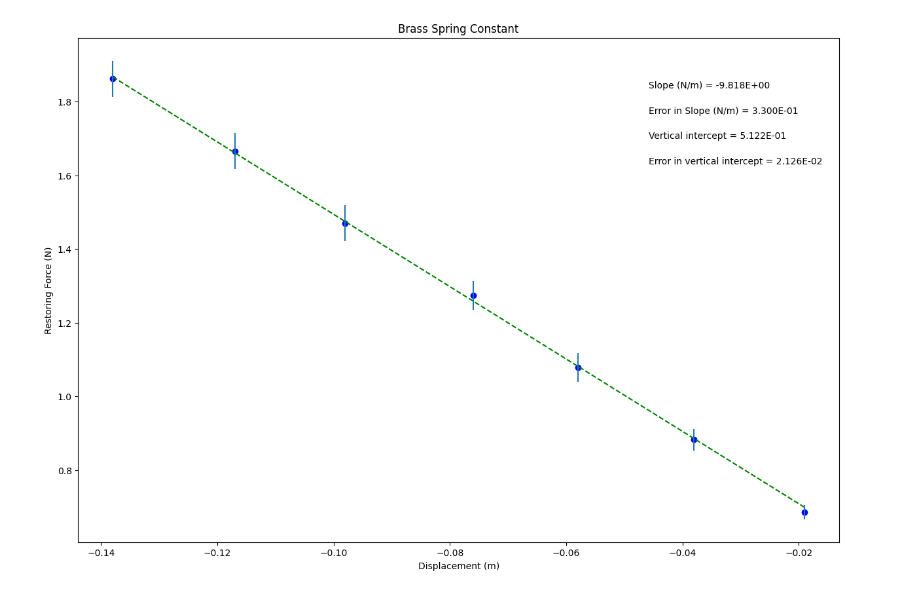
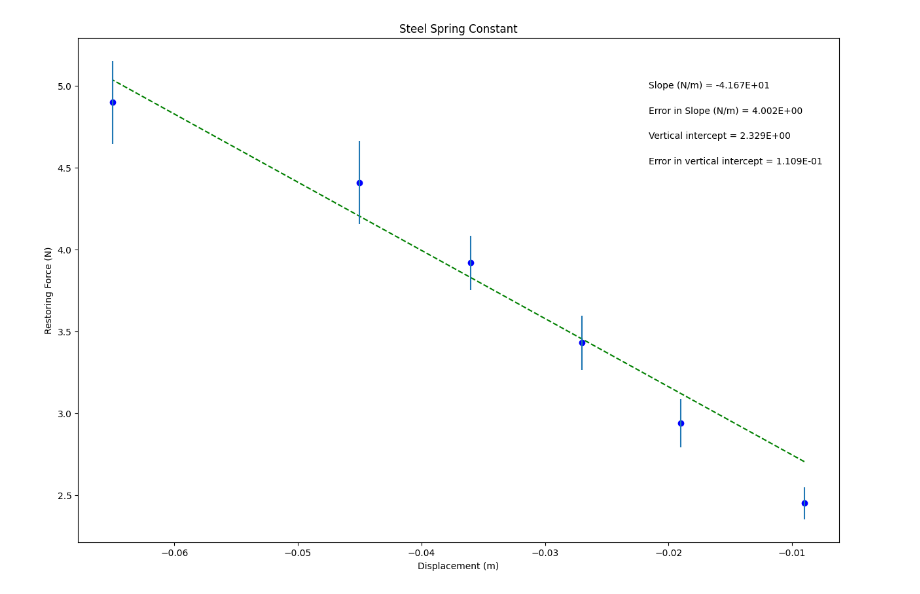
Before and after one commit to aidena447/PHSX-Labs, a Jupyter notebook: PHSXlab_plotting_template_ipynb_txt.ipynb, the cells around one changed output. Cells and saved outputs as stored; diff of their text form; code cells hidden in the pictures.

```diff
--- a/PHSXlab_plotting_template_ipynb_txt.ipynb
+++ b/PHSXlab_plotting_template_ipynb_txt.ipynb
@@ -19,11 +19,11 @@ import matplotlib.pyplot as plt
 #variable names should start with a letter and must contain only letters, numbers, and underscores
 
 
-displacement = np.array([-0.019, -0.038, -0.058, -0.076, -0.098, -0.117, -0.138])
+displacement = np.array([-0.009, -0.019, -0.027, -0.036, -0.045, -0.065])
 
-F = np.array([0.686, 0.882, 1.078, 1.274, 1.47, 1.666, 1.862])
+F = np.array([2.45, 2.94, 3.43, 3.92, 4.41, 4.9])
 
-delta_F = np.array([0.0196, 0.0294, 0.0392, 0.0392, 0.049, 0.049, 0.049])
+delta_F = np.array([0.098, 0.147, 0.1666, 0.1666, 0.2548, 0.2548])
 
 
 
@@ -37,7 +37,7 @@ dy = delta_F        #this should be your error in y array
 
 #UPDATE EACH OF THESE 4 STRINGS FOR YOUR PLOT LABELS AS YOU WANT THEM TO APPEAR
 
-plot_title= 'Brass Spring Constant'
+plot_title= 'Steel Spring Constant'
 x_label= 'Displacement (m)'
 y_label= 'Restoring Force (N)'
 slope_units= 'N/m'
@@ -92,31 +92,31 @@ elif annotation_placement==3 or annotation_placement==4:
 #Don't need to change anything in this section!
 
 #Plot data on graph. Plot error bars and place values for slope,
 #error in slope, and vertical intercept (plus error) on the plot using "annotate"
 
 plt.figure(figsize=(15,10))
 
 plt.plot(x, fit, color='green', linestyle='--')
 plt.scatter(x, y, color='blue', marker='o')
 
 plt.xlabel(x_label)
 plt.ylabel(y_label)
 plt.title(plot_title)
 
 plt.errorbar(x, y, yerr=dy, xerr=None, fmt="none") #don't need to plot x error bars
 
 plt.annotate('Slope ({}) = {value:.{digits}E}'.format(slope_units,value=m, digits=3),
              (xpos, ypos[0]), xycoords='axes fraction')
 
 plt.annotate('Error in Slope ({}) = {value:.{digits}E}'.format(slope_units,value=dm, digits=3),
              (xpos, ypos[1]), xycoords='axes fraction')
 
 plt.annotate('Vertical intercept = {value:.{digits}E}'.format(value=b, digits=3),
              (xpos, ypos[2]), xycoords='axes fraction')
 
 plt.annotate('Error in vertical intercept = {value:.{digits}E}'.format(value=db, digits=3),
              (xpos, ypos[3]), xycoords='axes fraction')
 
 plt.show()
 # %% [output]
-[figure, old version]
+[figure, new version]
```
